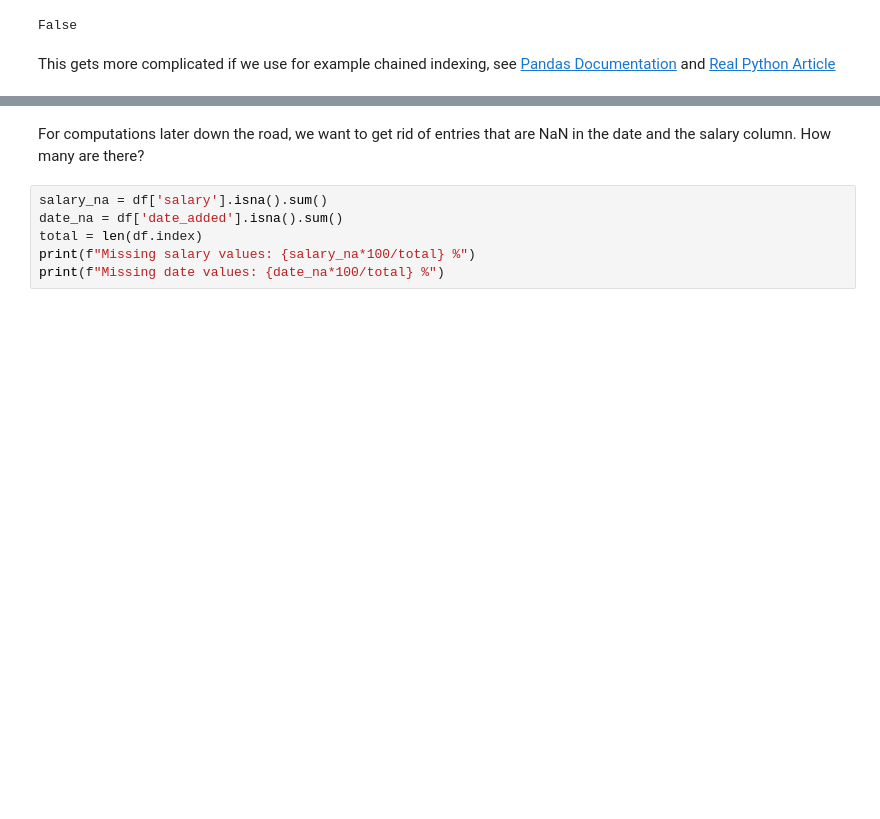
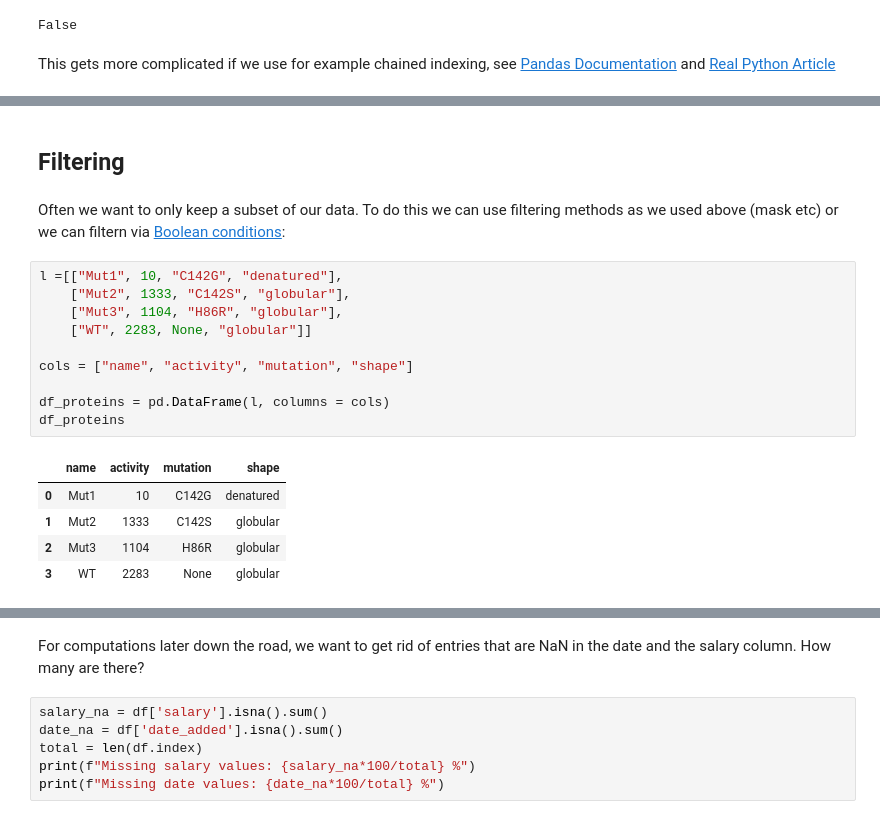
Before and after one commit to kierandidi/python_for_scientists, a Jupyter notebook: notebooks/08_clean_filter_data.ipynb, the cells around one changed output, grey strips where cells are left out. Drawn from its saved outputs; the diff is of its cells as text; blank space fills up the shorter version.

```diff
--- a/notebooks/08_clean_filter_data.ipynb
+++ b/notebooks/08_clean_filter_data.ipynb
@@ -256,0 +256,20 @@ Best practise for those cases: Avoid chained assignements and use accessors!
+# %% [markdown]
+## Filtering
+# %% [markdown]
+Often we want to only keep a subset of our data. To do this we can use filtering methods as we used above (mask etc) or we can filtern via [Boolean conditions](https://www.geeksforgeeks.org/selecting-rows-in-pandas-dataframe-based-on-conditions/?ref=rp):
+# %%
+l =[["Mut1", 10, "C142G", "denatured"],
+    ["Mut2", 1333, "C142S", "globular"],
+    ["Mut3", 1104, "H86R", "globular"],
+    ["WT", 2283, None, "globular"]]
+
+cols = ["name", "activity", "mutation", "shape"]
+
+df_proteins = pd.DataFrame(l, columns = cols)
+df_proteins
+# %% [output]
+|  | name | activity | mutation | shape |
+| 0 | Mut1 | 10 | C142G | denatured |
+| 1 | Mut2 | 1333 | C142S | globular |
+| 2 | Mut3 | 1104 | H86R | globular |
+| 3 | WT | 2283 | None | globular |
```
Also changed, not shown: parts of 12 cells of this notebook, 1 other file.
